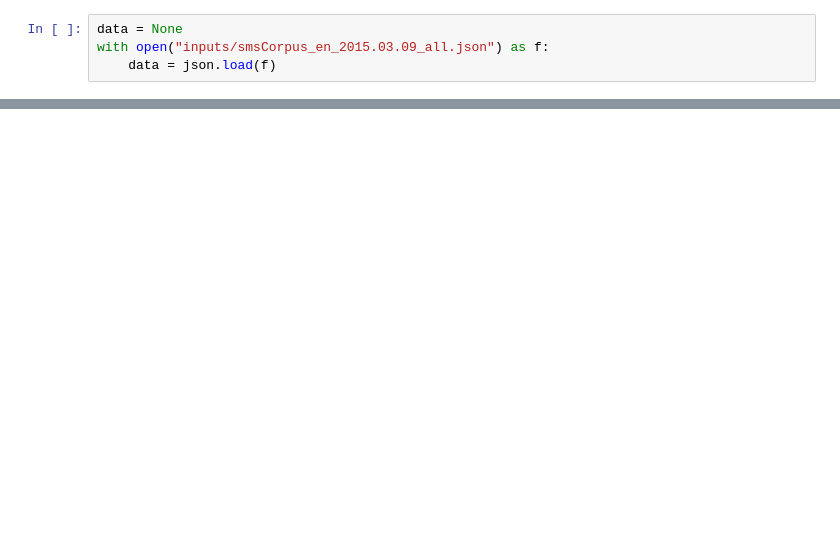
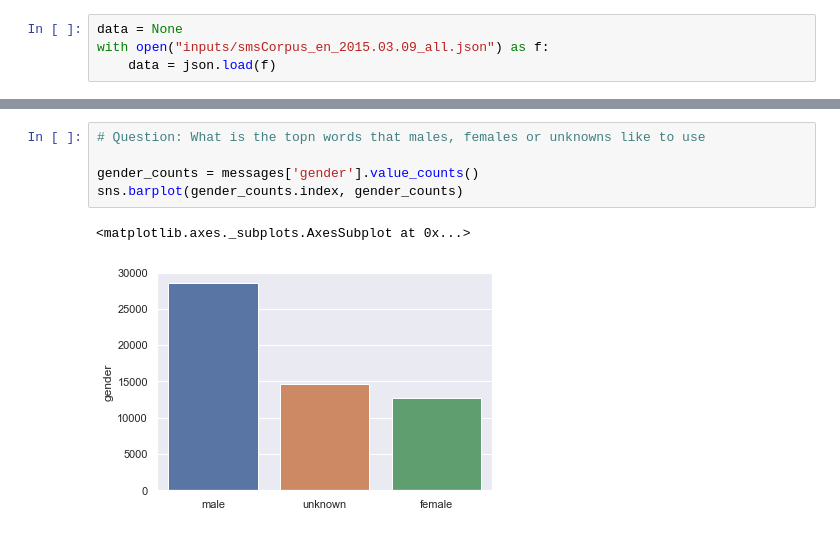
Before and after one commit to jaxsax/nus_smsdata, a Jupyter notebook: Untitled.ipynb, the cells around one changed output, grey strips where cells are left out. Saved outputs shown, nothing was run; the diff lists cells and outputs as text; blank space fills up the shorter version.

```diff
--- a/Untitled.ipynb
+++ b/Untitled.ipynb
@@ -51,0 +98,8 @@ messages.head(5)
+# %%
+# Question: What is the topn words that males, females or unknowns like to use
+
+gender_counts = messages['gender'].value_counts()
+sns.barplot(gender_counts.index, gender_counts)
+# %% [output]
+<matplotlib.axes._subplots.AxesSubplot at 0x...>
+[figure, added]
```
Also changed, not shown: parts of 10 cells of this notebook, 1 other file.
